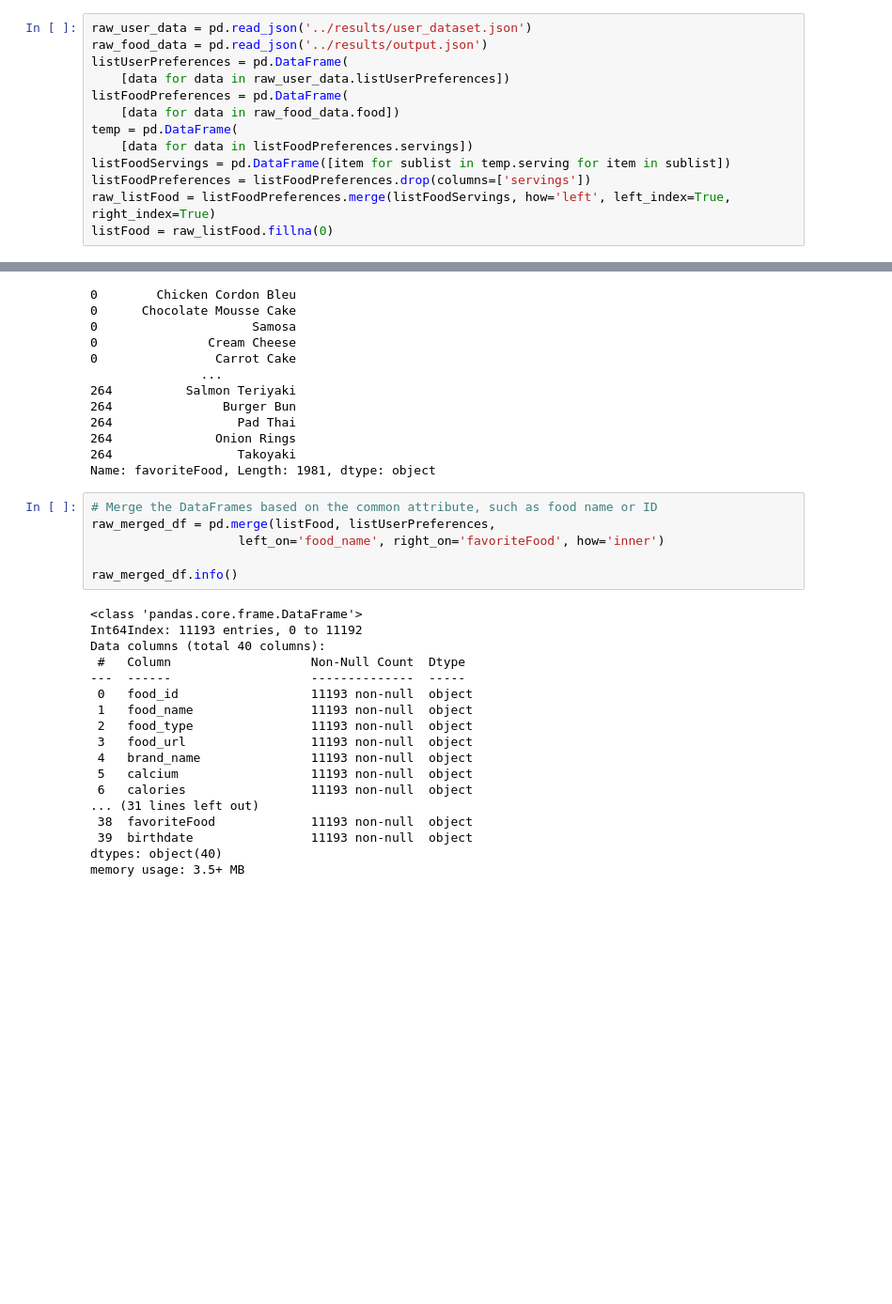
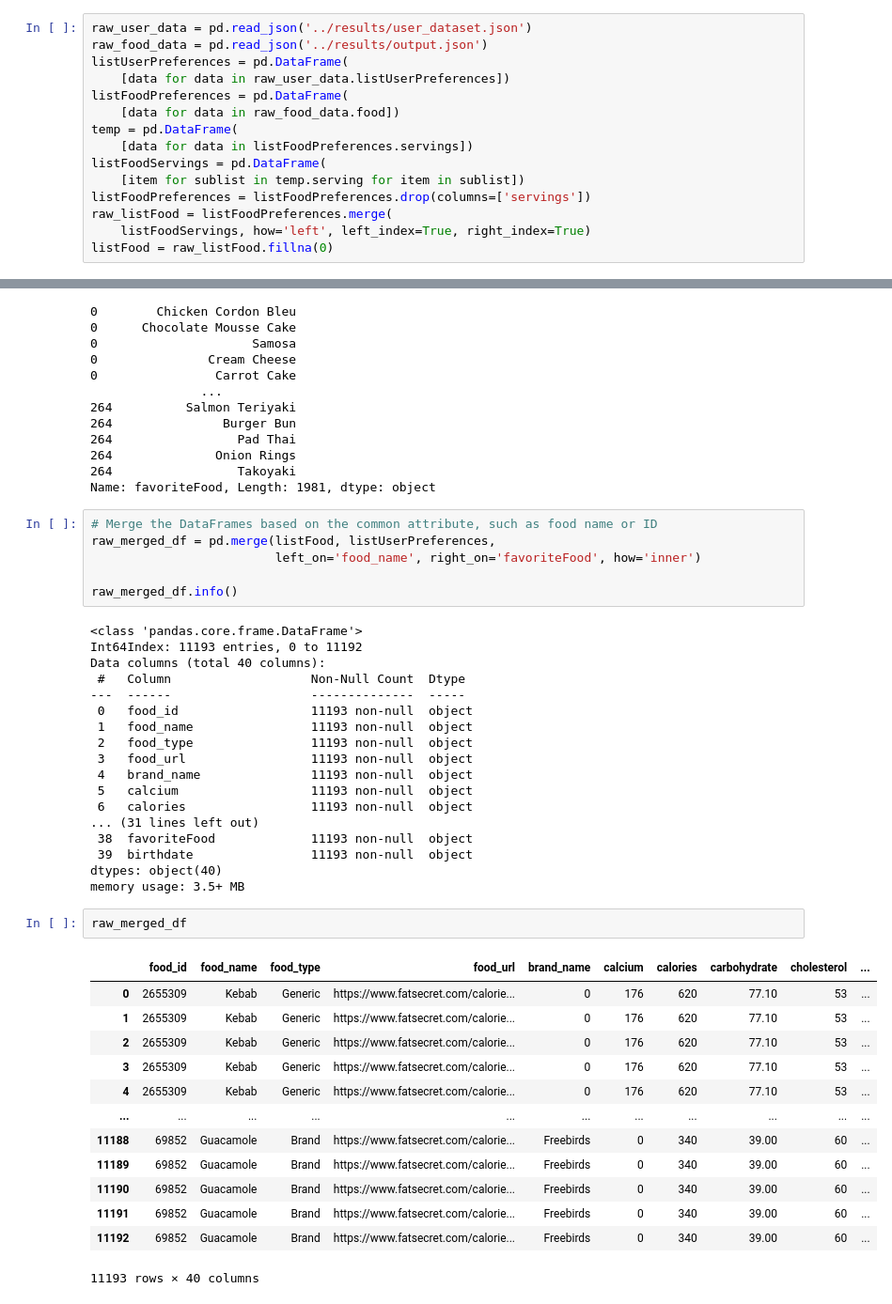
Before and after one commit to C23PR533/NutriPal-ML, a Jupyter notebook: codes/model_creator_v2.ipynb, the cells around one changed output, grey strips where cells are left out. Shown at 94% size. Cells and saved outputs as stored; diff of their text form; blank space fills up the shorter version.

```diff
--- a/codes/model_creator_v2.ipynb
+++ b/codes/model_creator_v2.ipynb
@@ -12,9 +13,11 @@ listFoodPreferences = pd.DataFrame(
     [data for data in raw_food_data.food])
 temp = pd.DataFrame(
     [data for data in listFoodPreferences.servings])
-listFoodServings = pd.DataFrame([item for sublist in temp.serving for item in sublist])
+listFoodServings = pd.DataFrame(
+    [item for sublist in temp.serving for item in sublist])
 listFoodPreferences = listFoodPreferences.drop(columns=['servings'])
-raw_listFood = listFoodPreferences.merge(listFoodServings, how='left', left_index=True, right_index=True)
+raw_listFood = listFoodPreferences.merge(
+    listFoodServings, how='left', left_index=True, right_index=True)
 listFood = raw_listFood.fillna(0)
 # %%
 listUserPreferences
@@ -87,7 +90,7 @@ Name: favoriteFood, Length: 1981, dtype: object
 # %%
 # Merge the DataFrames based on the common attribute, such as food name or ID
 raw_merged_df = pd.merge(listFood, listUserPreferences,
-                    left_on='food_name', right_on='favoriteFood', how='inner')
+                         left_on='food_name', right_on='favoriteFood', how='inner')
 
 raw_merged_df.info()
 # %% [output]
@@ -108,5 +111,21 @@ Data columns (total 40 columns):
  39  birthdate                11193 non-null  object
 dtypes: object(40)
 memory usage: 3.5+ MB
+# %%
+raw_merged_df
+# %% [output]
+|  | food_id | food_name | food_type | food_url | brand_name | calcium | calories | carbohydrate | cholesterol | ... |
+| 0 | 2655309 | Kebab | Generic | https://www.fatsecret.com/calorie... | 0 | 176 | 620 | 77.10 | 53 | ... |
+| 1 | 2655309 | Kebab | Generic | https://www.fatsecret.com/calorie... | 0 | 176 | 620 | 77.10 | 53 | ... |
+| 2 | 2655309 | Kebab | Generic | https://www.fatsecret.com/calorie... | 0 | 176 | 620 | 77.10 | 53 | ... |
+| 3 | 2655309 | Kebab | Generic | https://www.fatsecret.com/calorie... | 0 | 176 | 620 | 77.10 | 53 | ... |
+| 4 | 2655309 | Kebab | Generic | https://www.fatsecret.com/calorie... | 0 | 176 | 620 | 77.10 | 53 | ... |
+| ... | ... | ... | ... | ... | ... | ... | ... | ... | ... | ... |
+| 11188 | 69852 | Guacamole | Brand | https://www.fatsecret.com/calorie... | Freebirds | 0 | 340 | 39.00 | 60 | ... |
+| 11189 | 69852 | Guacamole | Brand | https://www.fatsecret.com/calorie... | Freebirds | 0 | 340 | 39.00 | 60 | ... |
+| 11190 | 69852 | Guacamole | Brand | https://www.fatsecret.com/calorie... | Freebirds | 0 | 340 | 39.00 | 60 | ... |
+| 11191 | 69852 | Guacamole | Brand | https://www.fatsecret.com/calorie... | Freebirds | 0 | 340 | 39.00 | 60 | ... |
+| 11192 | 69852 | Guacamole | Brand | https://www.fatsecret.com/calorie... | Freebirds | 0 | 340 | 39.00 | 60 | ... |
+11193 rows × 40 columns
 # %%
 merged_df = raw_merged_df
```
Also changed, not shown: parts of 5 cells of this notebook.
